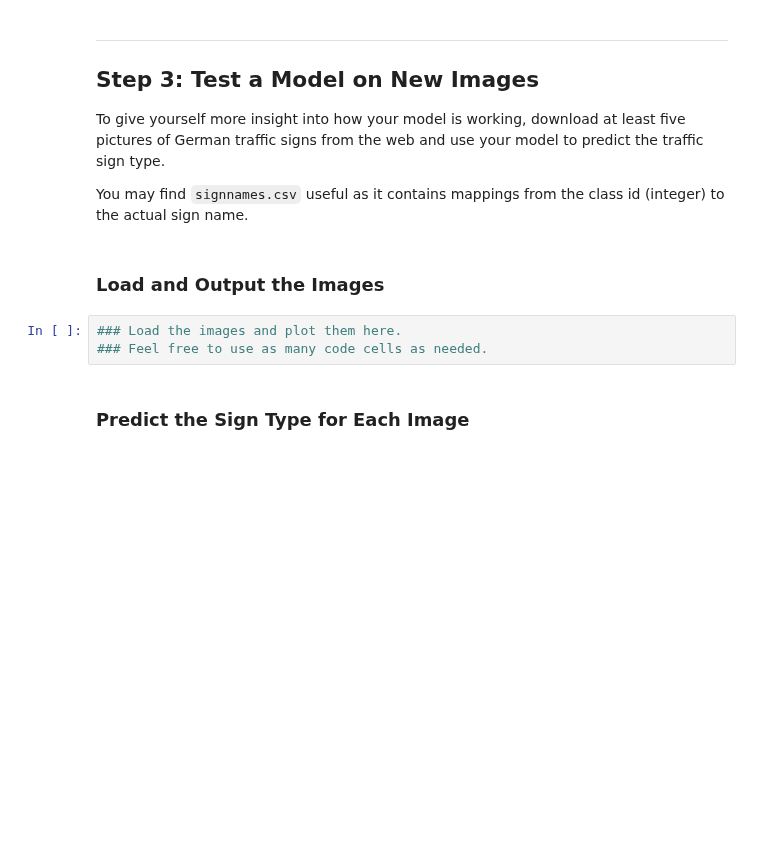
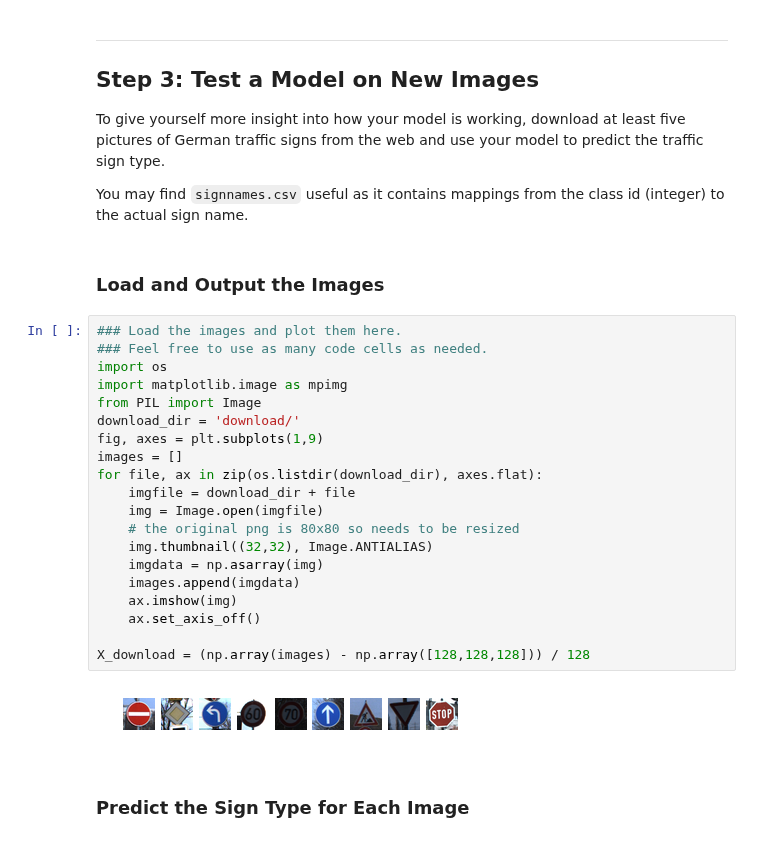
Before and after one commit to sandyleo26/CarND-Traffic-Sign-Classifier-Project, a Jupyter notebook: Traffic_Sign_Classifier.ipynb, the cells around one changed output. Saved outputs shown, nothing was run; the diff lists cells and outputs as text; blank space fills up the shorter version.

```diff
--- a/Traffic_Sign_Classifier.ipynb
+++ b/Traffic_Sign_Classifier.ipynb
@@ -191,9 +334,28 @@ To give yourself more insight into how your model is working, download at least
 You may find `signnames.csv` useful as it contains mappings from the class id (integer) to the actual sign name.
 # %% [markdown]
 ### Load and Output the Images
-# %%
-### Load the images and plot them here.
-### Feel free to use as many code cells as needed.
+# %%
+### Load the images and plot them here.
+### Feel free to use as many code cells as needed.
+import os
+import matplotlib.image as mpimg
+from PIL import Image
+download_dir = 'download/'
+fig, axes = plt.subplots(1,9)
+images = []
+for file, ax in zip(os.listdir(download_dir), axes.flat):
+    imgfile = download_dir + file
+    img = Image.open(imgfile)
+    # the original png is 80x80 so needs to be resized
+    img.thumbnail((32,32), Image.ANTIALIAS)
+    imgdata = np.asarray(img)
+    images.append(imgdata)
+    ax.imshow(img)
+    ax.set_axis_off()
+
+X_download = (np.array(images) - np.array([128,128,128])) / 128
+# %% [output]
+[figure, added]
 # %% [markdown]
 ### Predict the Sign Type for Each Image
 # %%
```
Also changed, not shown: parts of 21 cells of this notebook.
